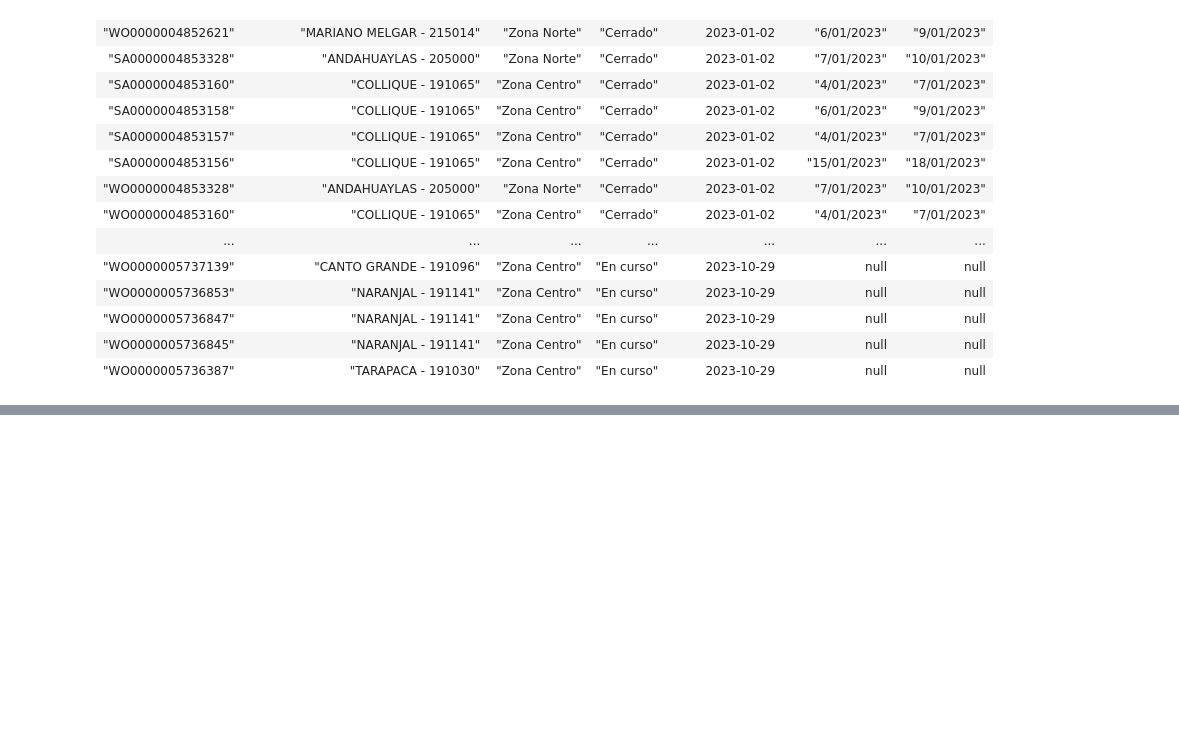
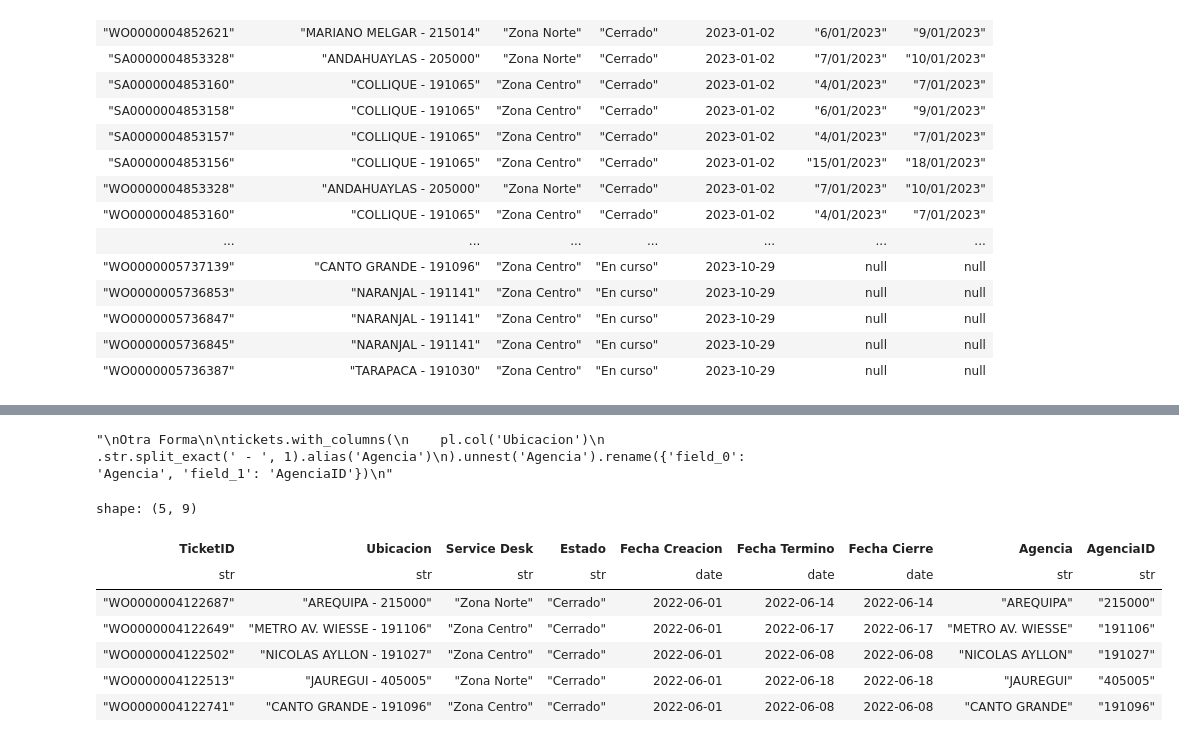
Before and after one commit to ajespinoza2024/Python-for-ETL-E1, a Jupyter notebook: Proceso ETL.ipynb, the cells around one changed output, grey strips where cells are left out. Saved outputs shown, nothing was run; the diff lists cells and outputs as text; code cells hidden in the pictures; blank space fills up the shorter version.

```diff
--- a/Proceso ETL.ipynb
+++ b/Proceso ETL.ipynb
@@ -106,0 +140,6 @@ shape: (13_050, 7)
+# %%
+actual = actual.filter(
+    pl.col('Numero Ticket').str.starts_with('WO')
+)
+
+actual.head()
@@ -106,0 +193,11 @@ shape: (13_050, 7)
+# %%
+"""
+Otra Forma
+
+tickets.with_columns(
+    pl.col('Ubicacion')
+    .str.split_exact(' - ', 1).alias('Agencia')
+).unnest('Agencia').rename({'field_0': 'Agencia', 'field_1': 'AgenciaID'})
+"""
+# %% [output]
+"\nOtra Forma\n\ntickets.with_columns(\n    pl.col('Ubicacion')\n    .str.split_exact(' - ', 1).alias('Agencia')\n).unnest('Agencia').rename({'field_0': 'Agencia', 'field_1': 'AgenciaID'})\n"
@@ -106,0 +211,11 @@ shape: (13_050, 7)
+# %%
+tickets.head()
+# %% [output]
+shape: (5, 9)
+| TicketID | Ubicacion | Service Desk | Estado | Fecha Creacion | Fecha Termino | Fecha Cierre | Agencia | AgenciaID |
+| str | str | str | str | date | date | date | str | str |
+| "WO0000004122687" | "AREQUIPA - 215000" | "Zona Norte" | "Cerrado" | 2022-06-01 | 2022-06-14 | 2022-06-14 | "AREQUIPA" | "215000" |
+| "WO0000004122649" | "METRO AV. WIESSE - 191106" | "Zona Centro" | "Cerrado" | 2022-06-01 | 2022-06-17 | 2022-06-17 | "METRO AV. WIESSE" | "191106" |
+| "WO0000004122502" | "NICOLAS AYLLON - 191027" | "Zona Centro" | "Cerrado" | 2022-06-01 | 2022-06-08 | 2022-06-08 | "NICOLAS AYLLON" | "191027" |
+| "WO0000004122513" | "JAUREGUI - 405005" | "Zona Norte" | "Cerrado" | 2022-06-01 | 2022-06-18 | 2022-06-18 | "JAUREGUI" | "405005" |
+| "WO0000004122741" | "CANTO GRANDE - 191096" | "Zona Centro" | "Cerrado" | 2022-06-01 | 2022-06-08 | 2022-06-08 | "CANTO GRANDE" | "191096" |
```
Also changed, not shown: parts of 22 cells of this notebook.
